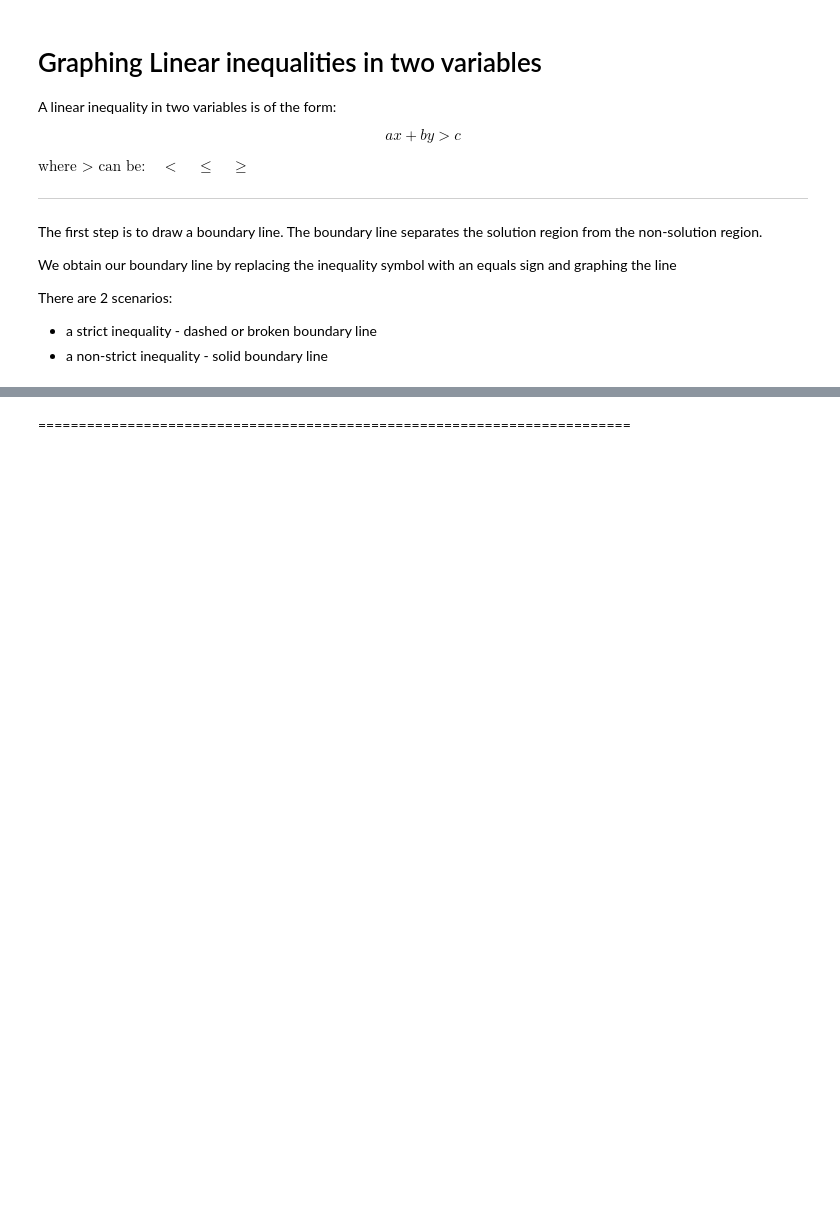
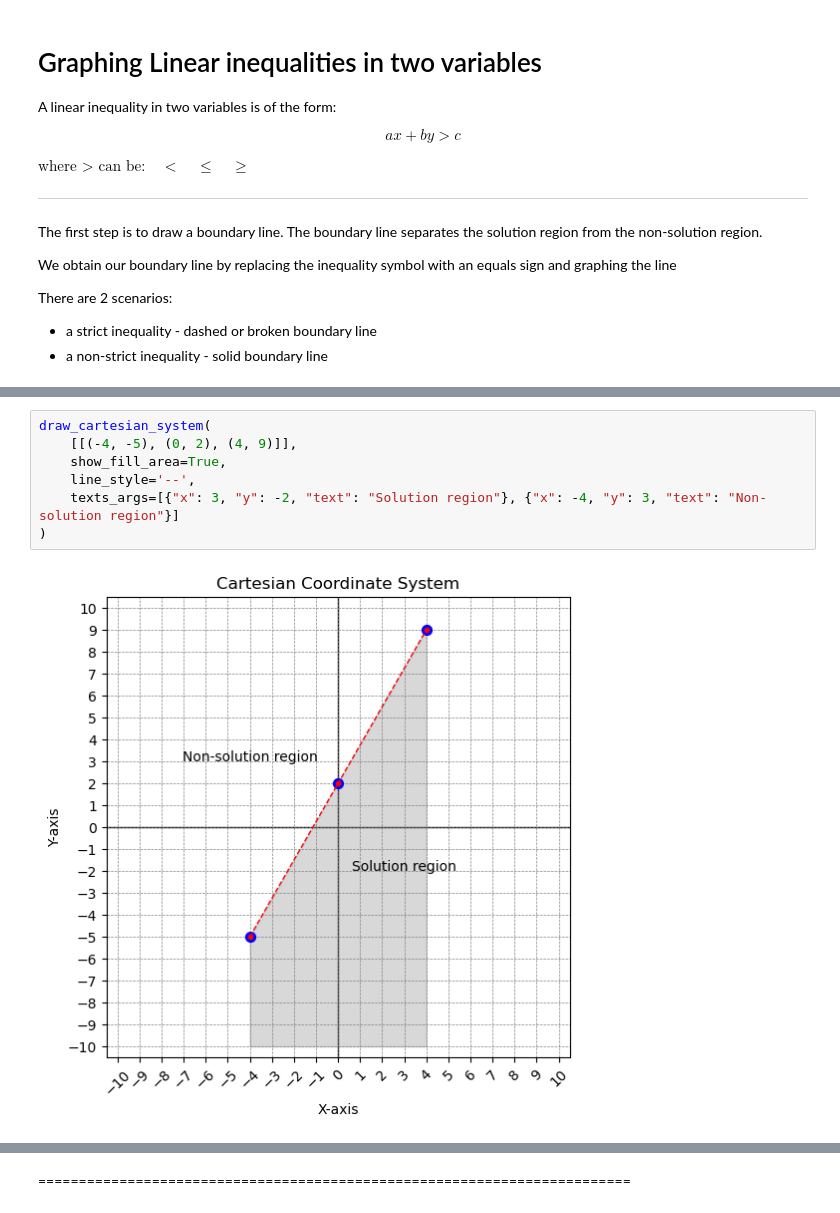
Before and after one commit to BZIvanov/Learning-Algebra, a Jupyter notebook: Algebra1/Algebra1.ipynb, the cells around one changed output, grey strips where cells are left out. Drawn from its saved outputs; the diff is of its cells as text; blank space fills up the shorter version.

```diff
--- a/Algebra1/Algebra1.ipynb
+++ b/Algebra1/Algebra1.ipynb
@@ -942,0 +991,9 @@ TODO: create filled plot
+# %%
+draw_cartesian_system(
+    [[(-4, -5), (0, 2), (4, 9)]],
+    show_fill_area=True,
+    line_style='--',
+    texts_args=[{"x": 3, "y": -2, "text": "Solution region"}, {"x": -4, "y": 3, "text": "Non-solution region"}]
+)
+# %% [output]
+[figure, added]
```
Also changed, not shown: parts of 36 cells of this notebook.
